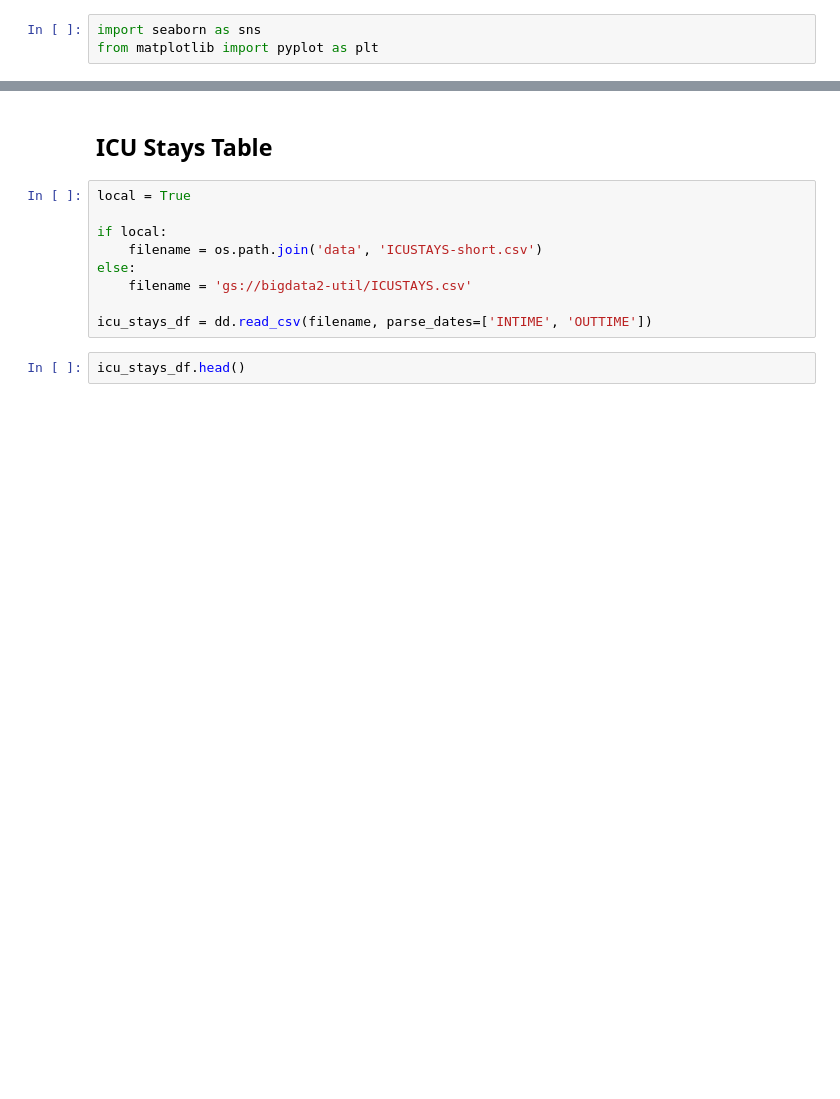
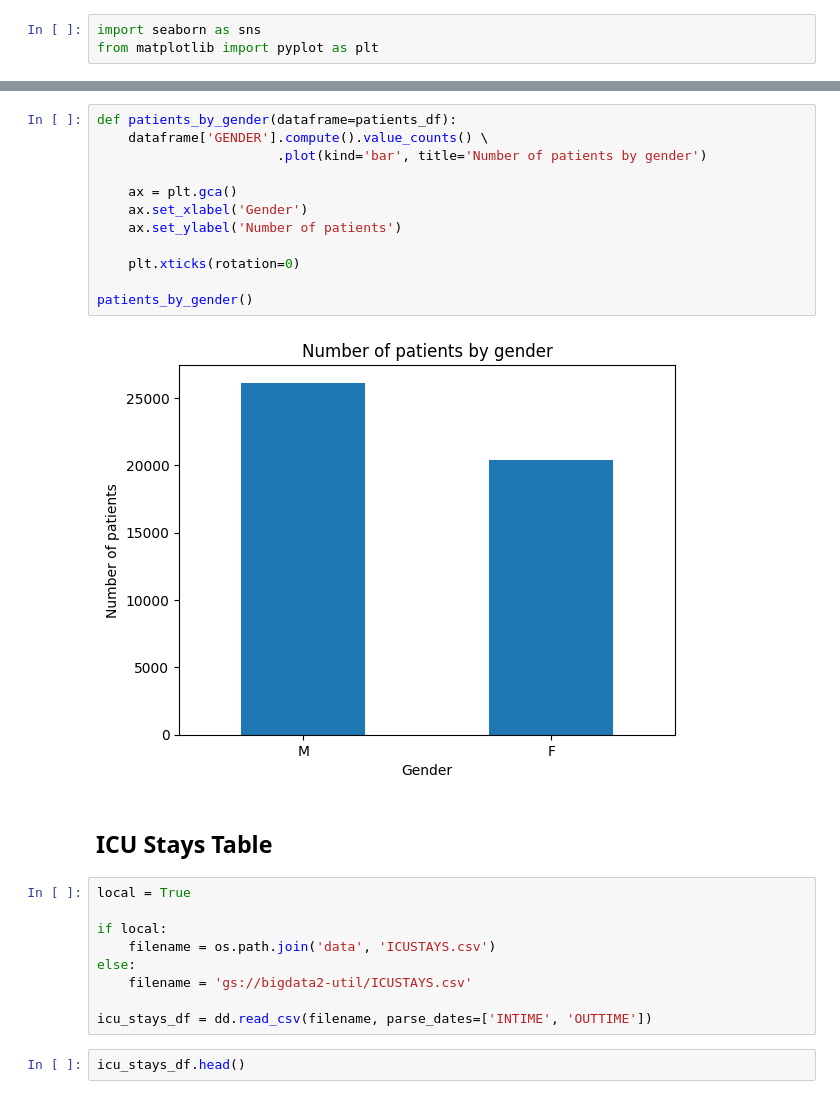
Before and after one commit to ruipedro16/BDCC, a Jupyter notebook: proj2/plots.ipynb, the cells around one changed output, grey strips where cells are left out. Cells and saved outputs as stored; diff of their text form; blank space fills up the shorter version.

```diff
--- a/proj2/plots.ipynb
+++ b/proj2/plots.ipynb
@@ -49,10 +76,24 @@ from matplotlib import pyplot as plt
+# %%
+def patients_by_gender(dataframe=patients_df):
+    dataframe['GENDER'].compute().value_counts() \
+                       .plot(kind='bar', title='Number of patients by gender')
+
+    ax = plt.gca()
+    ax.set_xlabel('Gender')
+    ax.set_ylabel('Number of patients')
+
+    plt.xticks(rotation=0)
+
+patients_by_gender()
+# %% [output]
+[figure, added]
 # %% [markdown]
 ## ICU Stays Table
 # %%
 local = True
 
 if local:
-    filename = os.path.join('data', 'ICUSTAYS-short.csv')
+    filename = os.path.join('data', 'ICUSTAYS.csv')
 else:
     filename = 'gs://bigdata2-util/ICUSTAYS.csv'
 
```
Also changed, not shown: parts of 16 cells of this notebook.
